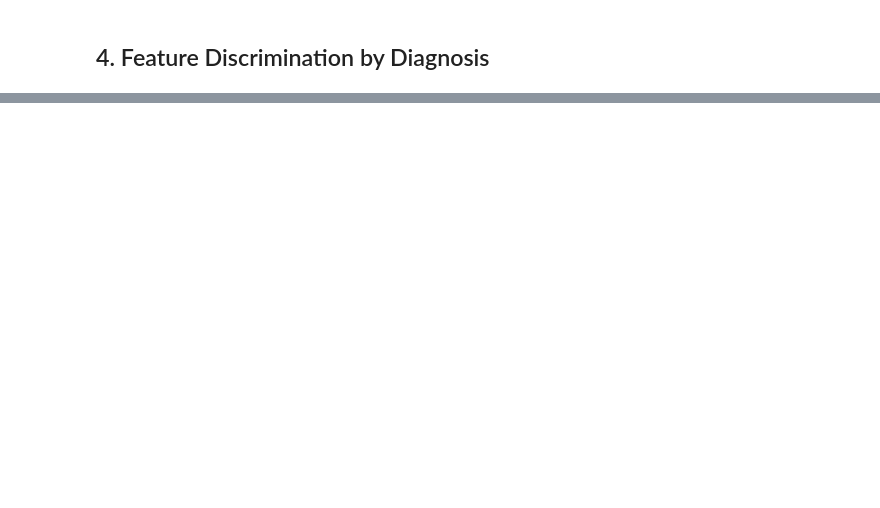
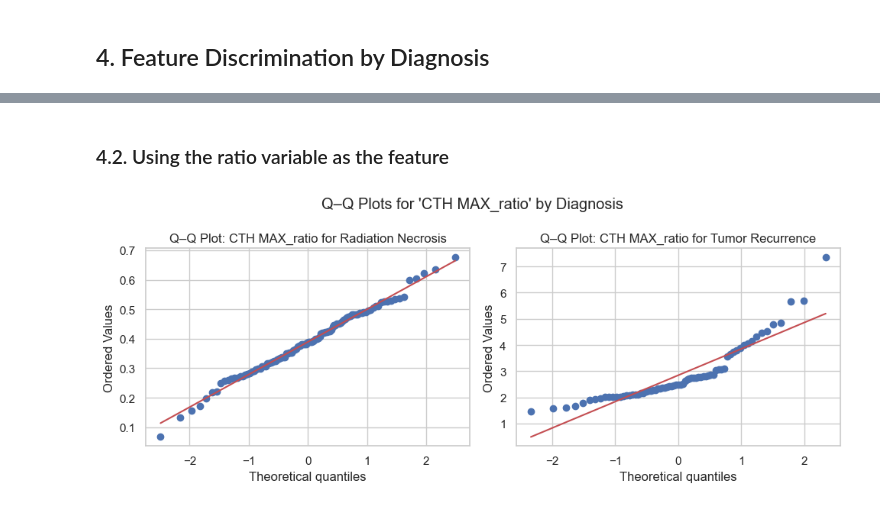
Before and after one commit to maichi98/CercareStatAnalysis, a Jupyter notebook: 02_Unibiomarker_analysis.ipynb, the cells around one changed output, grey strips where cells are left out. Drawn from its saved outputs; the diff is of its cells as text; code cells hidden in the pictures; blank space fills up the shorter version.

```diff
--- a/02_Unibiomarker_analysis.ipynb
+++ b/02_Unibiomarker_analysis.ipynb
@@ -187,0 +211,6 @@ The ratio is a worthwhile feature to explore !
+# %% [markdown]
+### 4.2. Using the ratio variable as the feature
+# %%
+ub.plot_qq_by_group(feature=ub.ratio)
+# %% [output]
+[figure, added]
```
Also changed, not shown: parts of 7 cells of this notebook, 2 other files.
